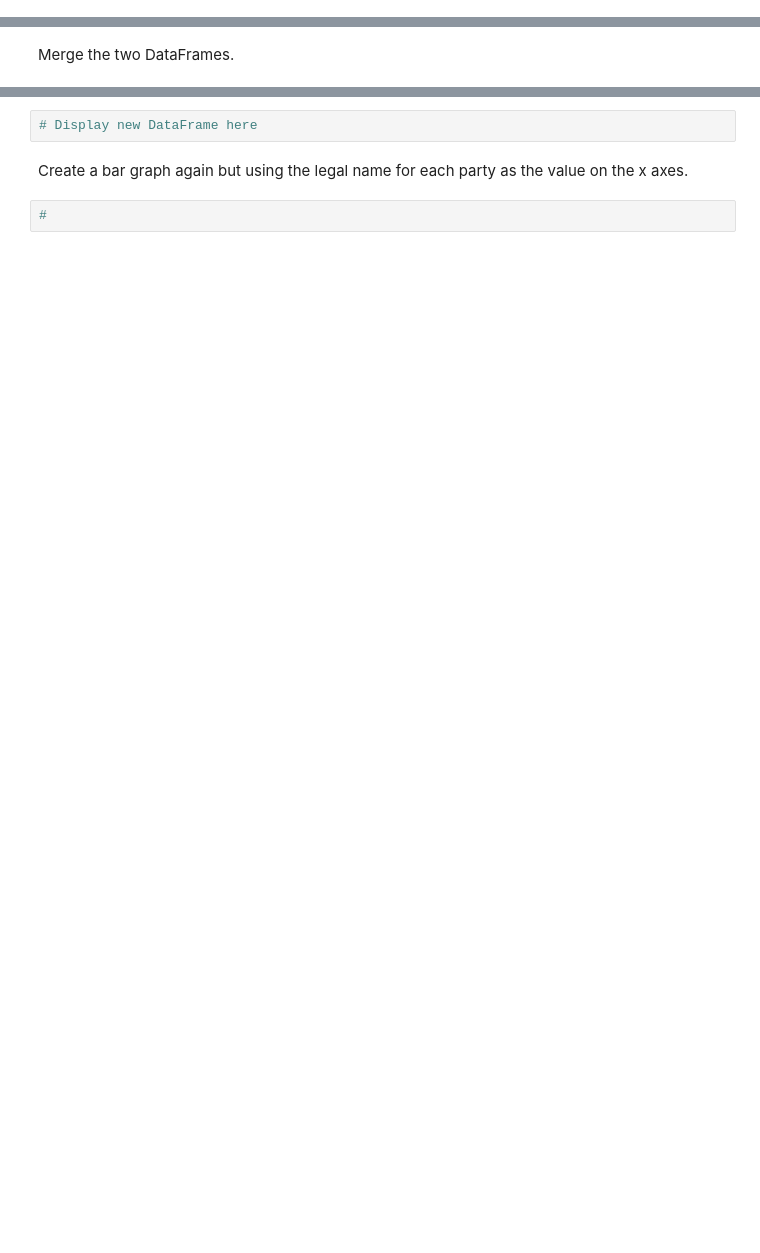
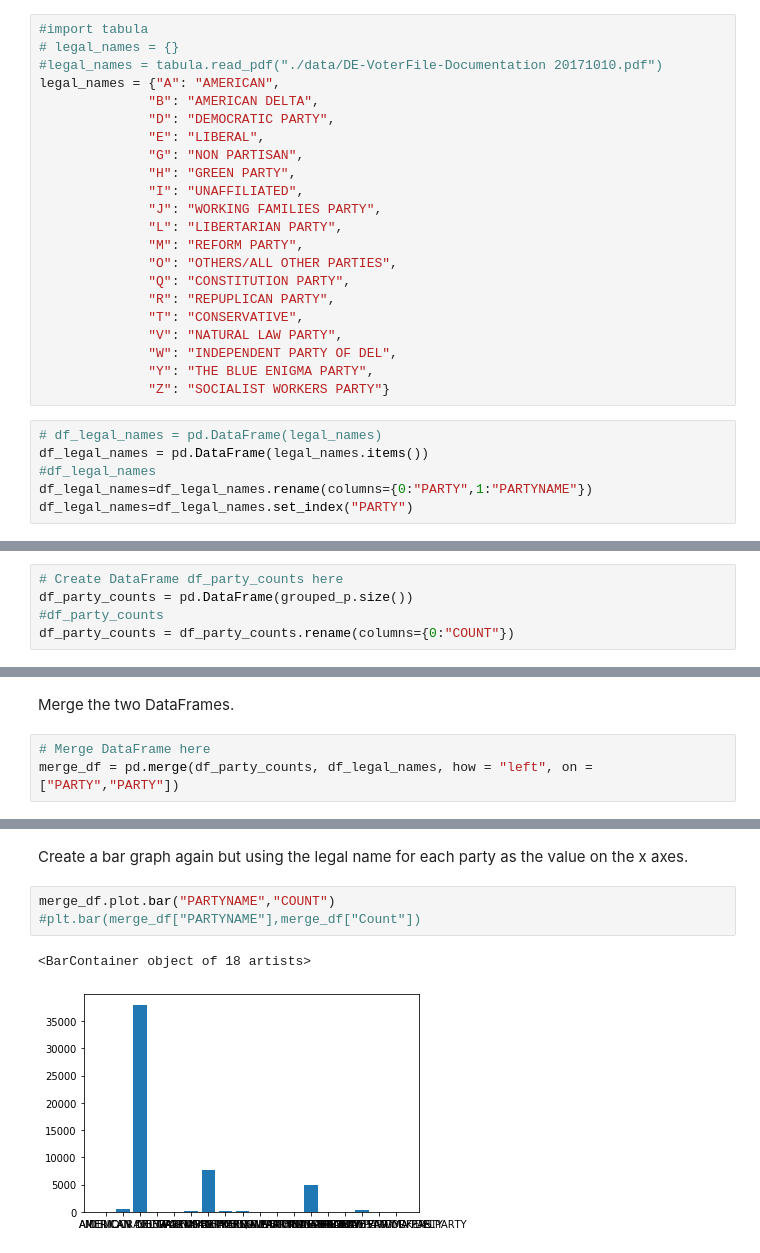
Before and after one commit to Preeti0118/DataEngineering.Labs.RegisteredVotersFileWilmingtonDE, a Jupyter notebook: wilmington_de_registered_voters.ipynb, the cells around one changed output, grey strips where cells are left out. Saved outputs shown, nothing was run; the diff lists cells and outputs as text; blank space fills up the shorter version.

```diff
--- a/wilmington_de_registered_voters.ipynb
+++ b/wilmington_de_registered_voters.ipynb
@@ -184,0 +191,28 @@ Using the data from the documentation, create a Pandas DataFrame that contains t
+# %%
+#import tabula
+# legal_names = {}
+#legal_names = tabula.read_pdf("./data/DE-VoterFile-Documentation 20171010.pdf")
+legal_names = {"A": "AMERICAN",
+              "B": "AMERICAN DELTA",
+              "D": "DEMOCRATIC PARTY",
+              "E": "LIBERAL",
+              "G": "NON PARTISAN",
+              "H": "GREEN PARTY",
+              "I": "UNAFFILIATED",
+              "J": "WORKING FAMILIES PARTY",
+              "L": "LIBERTARIAN PARTY",
+              "M": "REFORM PARTY",
+              "O": "OTHERS/ALL OTHER PARTIES",
+              "Q": "CONSTITUTION PARTY",
+              "R": "REPUPLICAN PARTY",
+              "T": "CONSERVATIVE",
+              "V": "NATURAL LAW PARTY",
+              "W": "INDEPENDENT PARTY OF DEL",
+              "Y": "THE BLUE ENIGMA PARTY",
+              "Z": "SOCIALIST WORKERS PARTY"}
+# %%
+# df_legal_names = pd.DataFrame(legal_names)
+df_legal_names = pd.DataFrame(legal_names.items())
+#df_legal_names
+df_legal_names=df_legal_names.rename(columns={0:"PARTY",1:"PARTYNAME"})
+df_legal_names=df_legal_names.set_index("PARTY")
@@ -185,3 +240,8 @@ Using the data from the documentation, create a Pandas DataFrame that contains t
 # %% [markdown]
 Create a Pandas DataFrame that contains the Party code and the corresponding number of registered voters for said party.
+# %%
+# Create DataFrame df_party_counts here
+df_party_counts = pd.DataFrame(grouped_p.size())
+#df_party_counts
+df_party_counts = df_party_counts.rename(columns={0:"COUNT"})
 # %%
@@ -191,3 +268,6 @@ Create a Pandas DataFrame that contains the Party code and the corresponding num
 # %% [markdown]
 Merge the two DataFrames.
+# %%
+# Merge DataFrame here
+merge_df = pd.merge(df_party_counts, df_legal_names, how = "left", on =["PARTY","PARTY"])
 # %%
@@ -195,6 +295,8 @@ Merge the two DataFrames.
-# %%
-# Display new DataFrame here
 # %% [markdown]
 Create a bar graph again but using the legal name for each party as the value on the x axes.
-# %%
-#
+# %%
+merge_df.plot.bar("PARTYNAME","COUNT")
+#plt.bar(merge_df["PARTYNAME"],merge_df["Count"])
+# %% [output]
+<BarContainer object of 18 artists>
+[figure, added]
```
Also changed, not shown: parts of 15 cells of this notebook.
